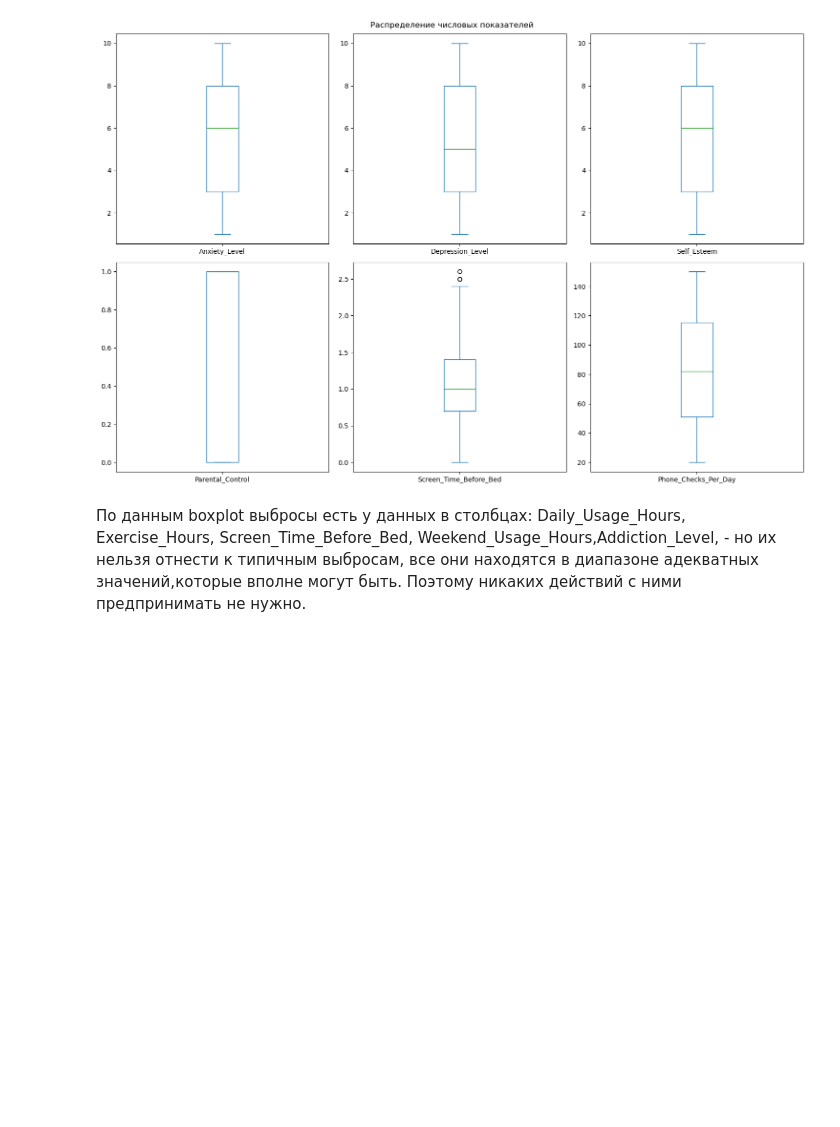
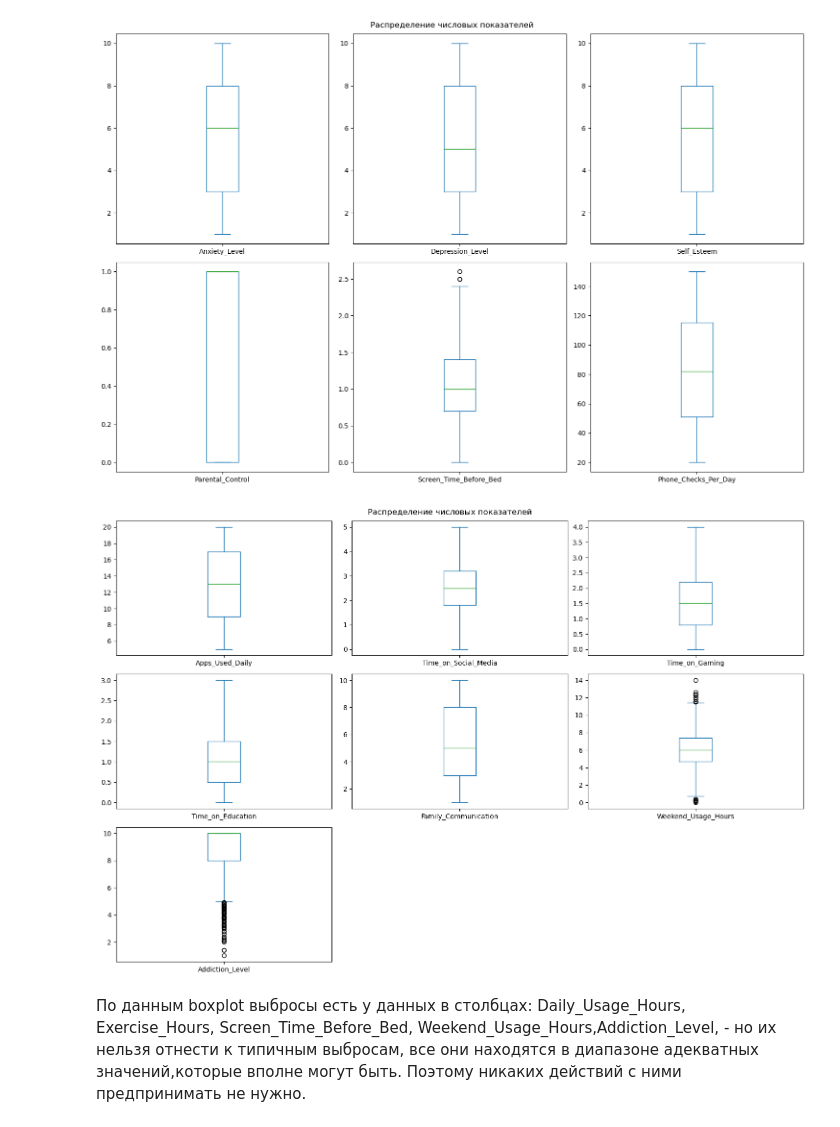
Before and after one commit to Astra-g/ML_teen_phone_addiction, a Jupyter notebook: ML_teen_phone_addiction.ipynb, the cells around one changed output. Cells and saved outputs as stored; diff of their text form; code cells hidden in the pictures; blank space fills up the shorter version.

```diff
--- a/ML_teen_phone_addiction.ipynb
+++ b/ML_teen_phone_addiction.ipynb
@@ -116,6 +147,20 @@ plt.tight_layout()
 plt.show()
 # %% [output]
 [figure]
+# %%
+numeric_columns_tree = ['Apps_Used_Daily','Time_on_Social_Media','Time_on_Gaming','Time_on_Education',
+                        'Family_Communication','Weekend_Usage_Hours','Addiction_Level']
+# Построение boxplot для всех выбранных столбцов
+data[numeric_columns_tree].plot(kind='box',
+                          subplots=True,
+                          layout=(3, 3),
+                          figsize=(15, 10),
+                          sharey=False)  # sharey=False если масштабы разные
+plt.suptitle('Распределение числовых показателей')
+plt.tight_layout()
+plt.show()
+# %% [output]
+[figure, added]
 # %% [markdown]
 По данным boxplot выбросы есть у данных в столбцах: Daily_Usage_Hours, Exercise_Hours, Screen_Time_Before_Bed, Weekend_Usage_Hours,Addiction_Level, - но их нельзя отнести к типичным выбросам, все они находятся в диапазоне адекватных значений,которые вполне могут быть. Поэтому никаких действий с ними предпринимать не нужно.
 # %% [markdown]
```
Also changed, not shown: parts of 25 cells of this notebook.
